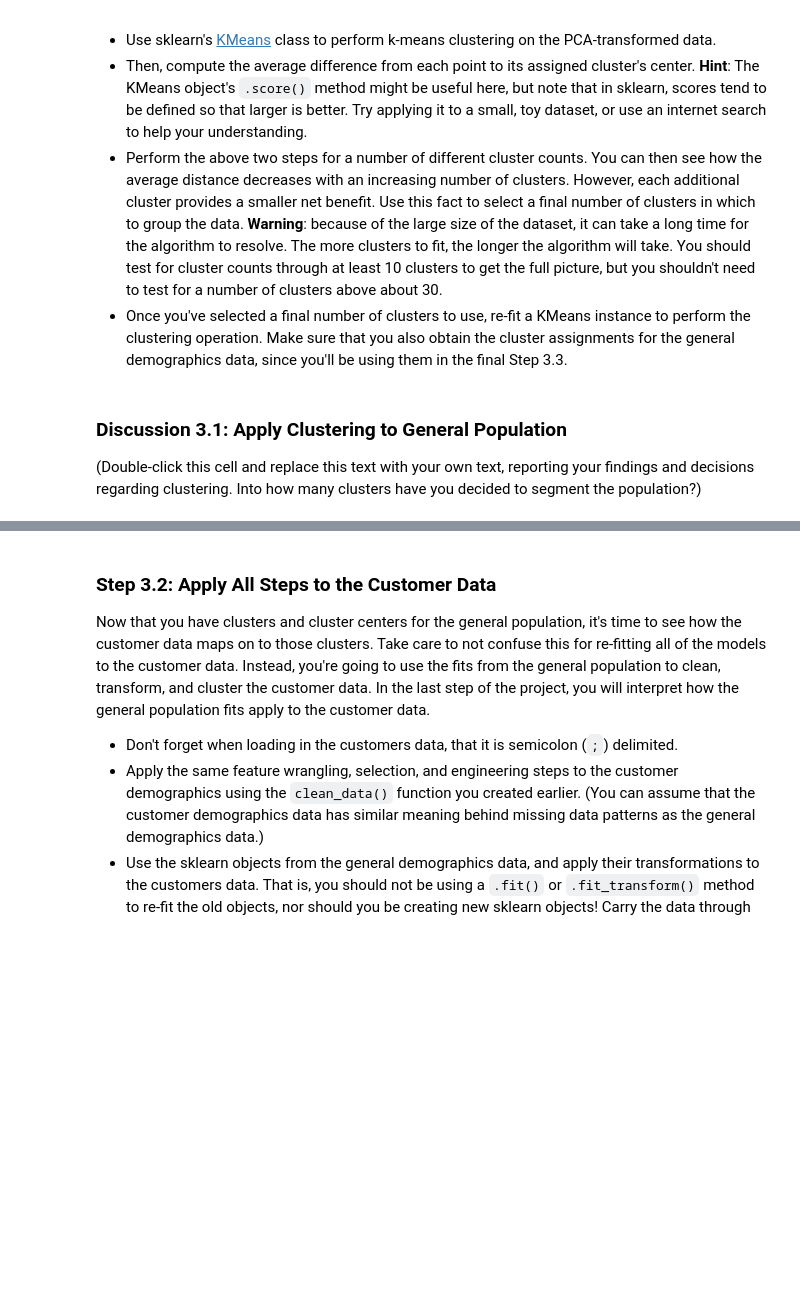
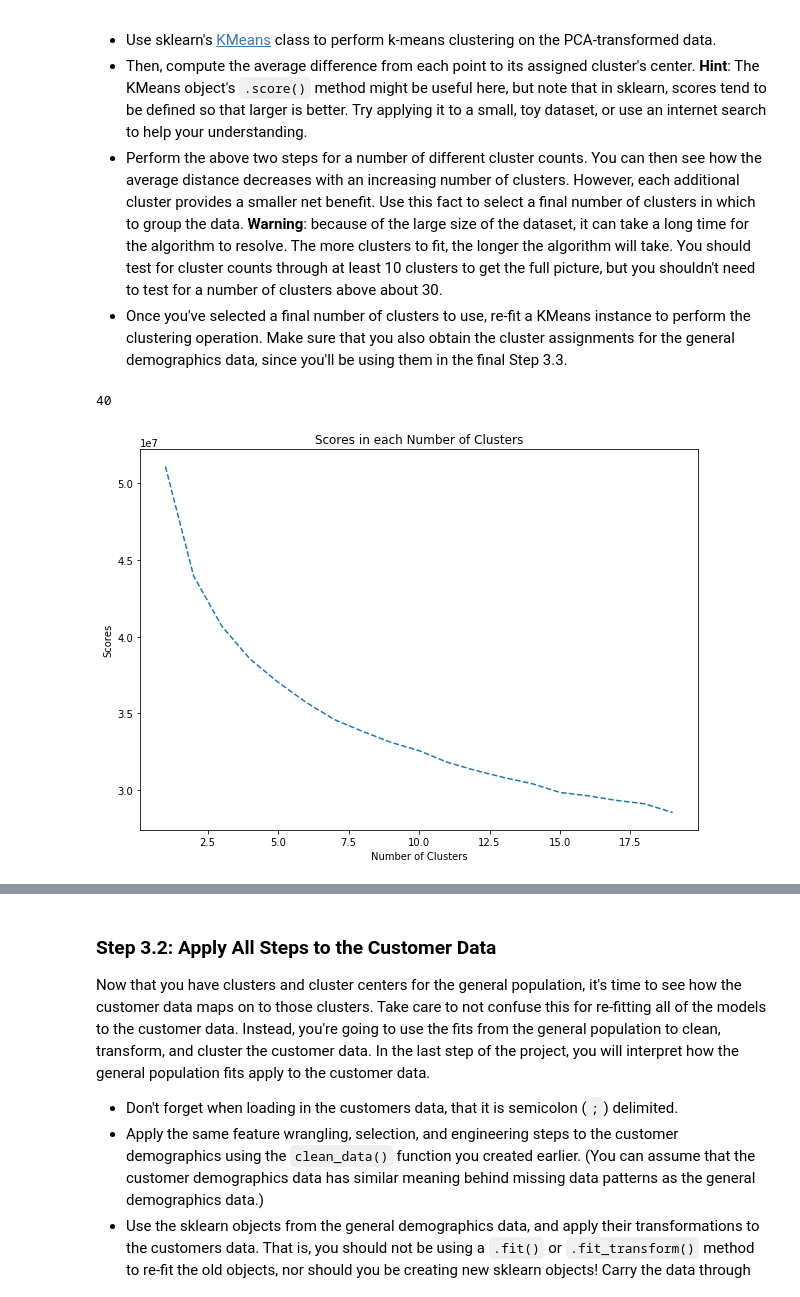
Before and after one commit to facodi/Identify_Customer_Segments, a Jupyter notebook: Identify_Customer_Segments.ipynb, the cells around one changed output, grey strips where cells are left out. Cells and saved outputs as stored; diff of their text form; code cells hidden in the pictures; blank space fills up the shorter version.

```diff
--- a/Identify_Customer_Segments.ipynb
+++ b/Identify_Customer_Segments.ipynb
@@ -1147,17 +1284,39 @@ You've assessed and cleaned the demographics data, then scaled and transformed t
 - Then, compute the average difference from each point to its assigned cluster's center. **Hint**: The KMeans object's `.score()` method might be useful here, but note that in sklearn, scores tend to be defined so that larger is better. Try applying it to a small, toy dataset, or use an internet search to help your understanding.
 - Perform the above two steps for a number of different cluster counts. You can then see how the average distance decreases with an increasing number of clusters. However, each additional cluster provides a smaller net benefit. Use this fact to select a final number of clusters in which to group the data. **Warning**: because of the large size of the dataset, it can take a long time for the algorithm to resolve. The more clusters to fit, the longer the algorithm will take. You should test for cluster counts through at least 10 clusters to get the full picture, but you shouldn't need to test for a number of clusters above about 30.
 - Once you've selected a final number of clusters to use, re-fit a KMeans instance to perform the clustering operation. Make sure that you also obtain the cluster assignments for the general demographics data, since you'll be using them in the final Step 3.3.
+# %%
+less_df_pca.shape[1]
+# %% [output]
+40
 # %%
+from sklearn.cluster import KMeans
+
 # Over a number of different cluster counts...
+# run k-means clustering on the data and...
+# compute the average within-cluster distances.
 
+def get_score(df, centers):
+    kmeans = KMeans(n_clusters=centers)
+    model = kmeans.fit(less_df_pca)
+    score = np.abs(model.score(less_df_pca))
 
-    # run k-means clustering on the data and...
-
-
-    # compute the average within-cluster distances.
+    return score
+# %%
+scores = []
+list_centers = list(range(1,20))
+for center in list_centers:
+    scores.append(get_score(less_df_pca,center))
 # %%
 # Investigate the change in within-cluster distance across number of clusters.
 # HINT: Use matplotlib's plot function to visualize this relationship.
+plt.figure(figsize=(10,7))
+plt.plot(list_centers,scores,linestyle = '--')
+plt.title('Scores in each Number of Clusters')
+plt.xlabel('Number of Clusters')
+plt.ylabel('Scores')
+plt.show()
+# %% [output]
+[figure, added]
 # %%
 # Re-fit the k-means model with the selected number of clusters and obtain
 # cluster predictions for the general population demographics data.
@@ -1164,4 +1325,0 @@ You've assessed and cleaned the demographics data, then scaled and transformed t
-# %% [markdown]
-### Discussion 3.1: Apply Clustering to General Population
-
-(Double-click this cell and replace this text with your own text, reporting your findings and decisions regarding clustering. Into how many clusters have you decided to segment the population?)
```
Also changed, not shown: parts of 48 cells of this notebook.
